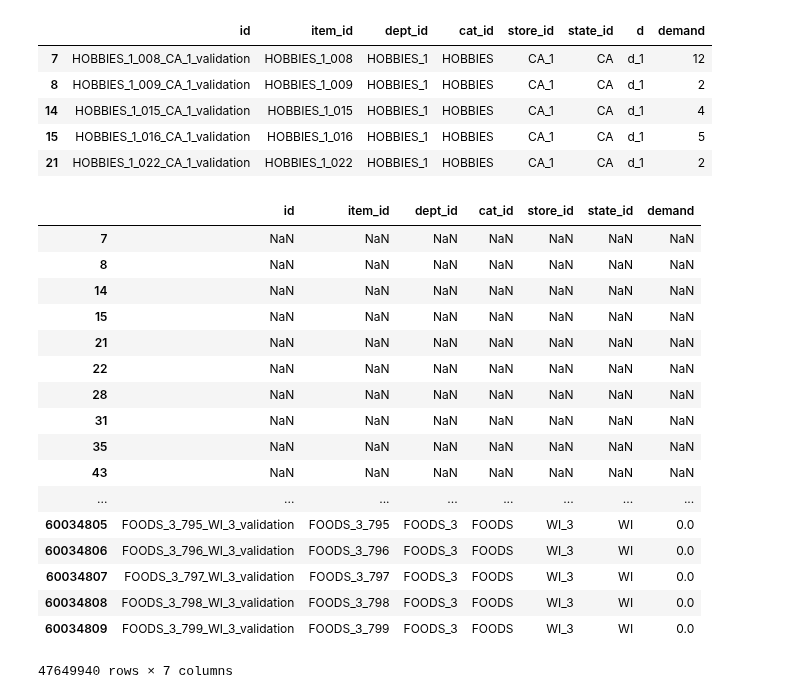
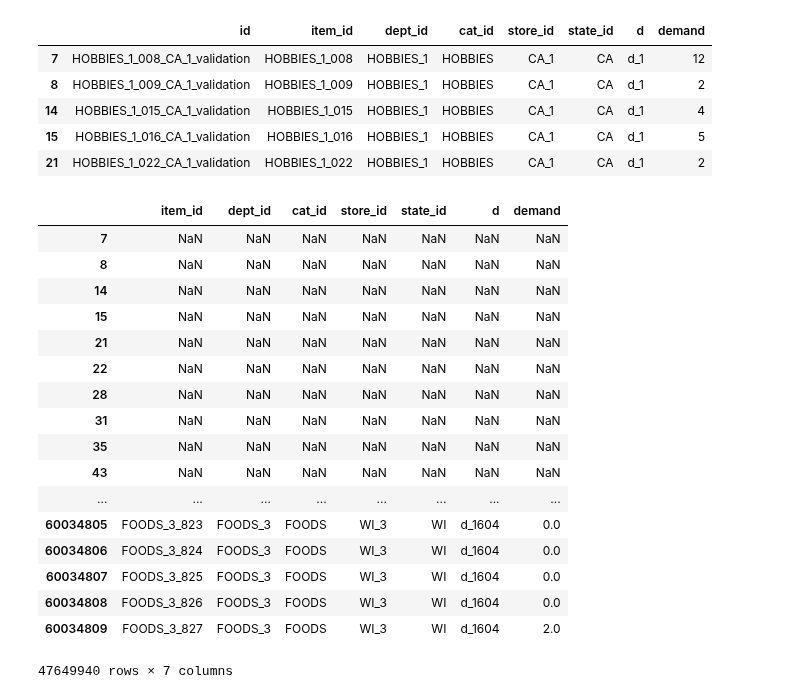
Before and after one commit to MitsuruFujiwara/M5-Forecasting-Accuracy, a Jupyter notebook: src/901_check_data.ipynb, the cells around one changed output. Drawn from its saved outputs; the diff is of its cells as text; code cells hidden in the pictures.

```diff
--- a/src/901_check_data.ipynb
+++ b/src/901_check_data.ipynb
@@ -75,9 +75,9 @@ df_sales.head()
 | 15 | HOBBIES_1_016_CA_1_validation | HOBBIES_1_016 | HOBBIES_1 | HOBBIES | CA_1 | CA | d_1 | 5 |
 | 21 | HOBBIES_1_022_CA_1_validation | HOBBIES_1_022 | HOBBIES_1 | HOBBIES | CA_1 | CA | d_1 | 2 |
 # %%
-df_sales.groupby('d').shift(28)
+df_sales.groupby('id').shift(365)
 # %% [output]
-|  | id | item_id | dept_id | cat_id | store_id | state_id | demand |
+|  | item_id | dept_id | cat_id | store_id | state_id | d | demand |
 | 7 | NaN | NaN | NaN | NaN | NaN | NaN | NaN |
 | 8 | NaN | NaN | NaN | NaN | NaN | NaN | NaN |
 | 14 | NaN | NaN | NaN | NaN | NaN | NaN | NaN |
@@ -89,9 +89,9 @@ df_sales.groupby('d').shift(28)
 | 35 | NaN | NaN | NaN | NaN | NaN | NaN | NaN |
 | 43 | NaN | NaN | NaN | NaN | NaN | NaN | NaN |
 | ... | ... | ... | ... | ... | ... | ... | ... |
-| 60034805 | FOODS_3_795_WI_3_validation | FOODS_3_795 | FOODS_3 | FOODS | WI_3 | WI | 0.0 |
-| 60034806 | FOODS_3_796_WI_3_validation | FOODS_3_796 | FOODS_3 | FOODS | WI_3 | WI | 0.0 |
-| 60034807 | FOODS_3_797_WI_3_validation | FOODS_3_797 | FOODS_3 | FOODS | WI_3 | WI | 0.0 |
-| 60034808 | FOODS_3_798_WI_3_validation | FOODS_3_798 | FOODS_3 | FOODS | WI_3 | WI | 0.0 |
-| 60034809 | FOODS_3_799_WI_3_validation | FOODS_3_799 | FOODS_3 | FOODS | WI_3 | WI | 0.0 |
+| 60034805 | FOODS_3_823 | FOODS_3 | FOODS | WI_3 | WI | d_1604 | 0.0 |
+| 60034806 | FOODS_3_824 | FOODS_3 | FOODS | WI_3 | WI | d_1604 | 0.0 |
+| 60034807 | FOODS_3_825 | FOODS_3 | FOODS | WI_3 | WI | d_1604 | 0.0 |
+| 60034808 | FOODS_3_826 | FOODS_3 | FOODS | WI_3 | WI | d_1604 | 0.0 |
+| 60034809 | FOODS_3_827 | FOODS_3 | FOODS | WI_3 | WI | d_1604 | 2.0 |
 47649940 rows × 7 columns
```
Also changed, not shown: 8 other files.
